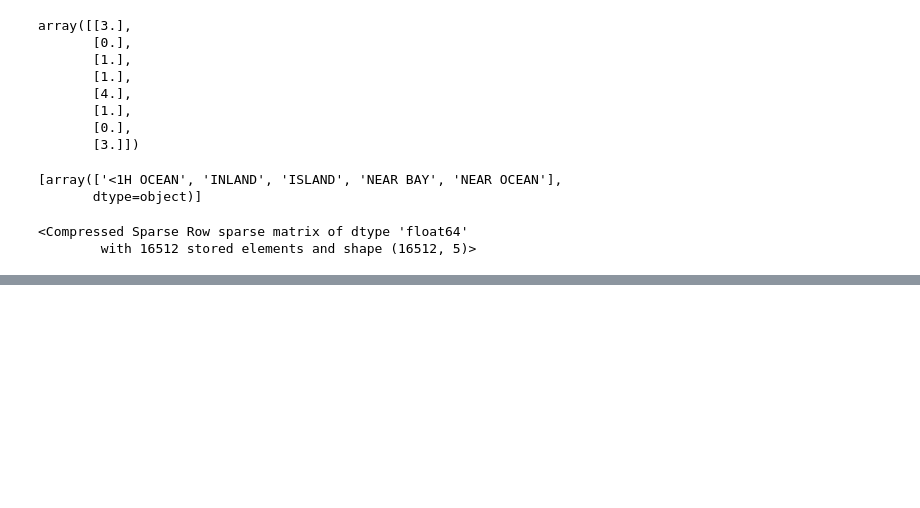
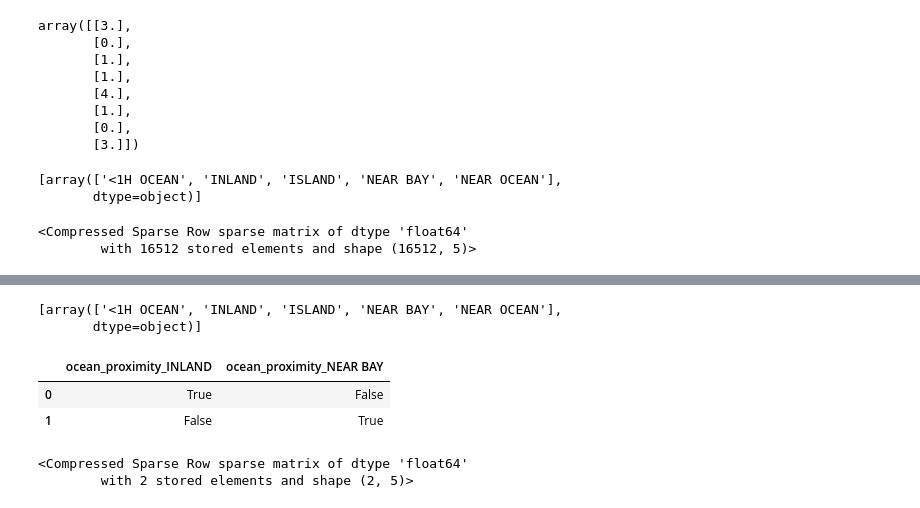
Before and after one commit to Adanck/HandsOnMachineLearning, a Jupyter notebook: 02_start_to_end_proyect.ipynb, the cells around one changed output, grey strips where cells are left out. Drawn from its saved outputs; the diff is of its cells as text; code cells hidden in the pictures; blank space fills up the shorter version.

Commit message:
Usando el codificador de pandas en lugar del oneHotEncoder

```diff
--- a/02_start_to_end_proyect.ipynb
+++ b/02_start_to_end_proyect.ipynb
@@ -528,0 +531,20 @@ array([[0., 0., 0., 1., 0.],
+# %%
+# esta es una de las caracteristicas del encoder, que puede recordar que caracteristicas entreno
+# y podemos verlas con la propiedad categories_
+cat_encoder.categories_
+# %% [output]
+[array(['<1H OCEAN', 'INLAND', 'ISLAND', 'NEAR BAY', 'NEAR OCEAN'],
+       dtype=object)]
+# %%
+# pandas posee una funcion para codificar caracteristicas tambien
+df_test = pd.DataFrame({"ocean_proximity": ["INLAND", "NEAR BAY"]})
+pd.get_dummies(df_test)
+# %% [output]
+|  | ocean_proximity_INLAND | ocean_proximity_NEAR BAY |
+| 0 | True | False |
+| 1 | False | True |
+# %%
+cat_encoder.transform(df_test)
+# %% [output]
+<Compressed Sparse Row sparse matrix of dtype 'float64'
+        with 2 stored elements and shape (2, 5)>
```
Also changed, not shown: parts of 3 cells of this notebook.
